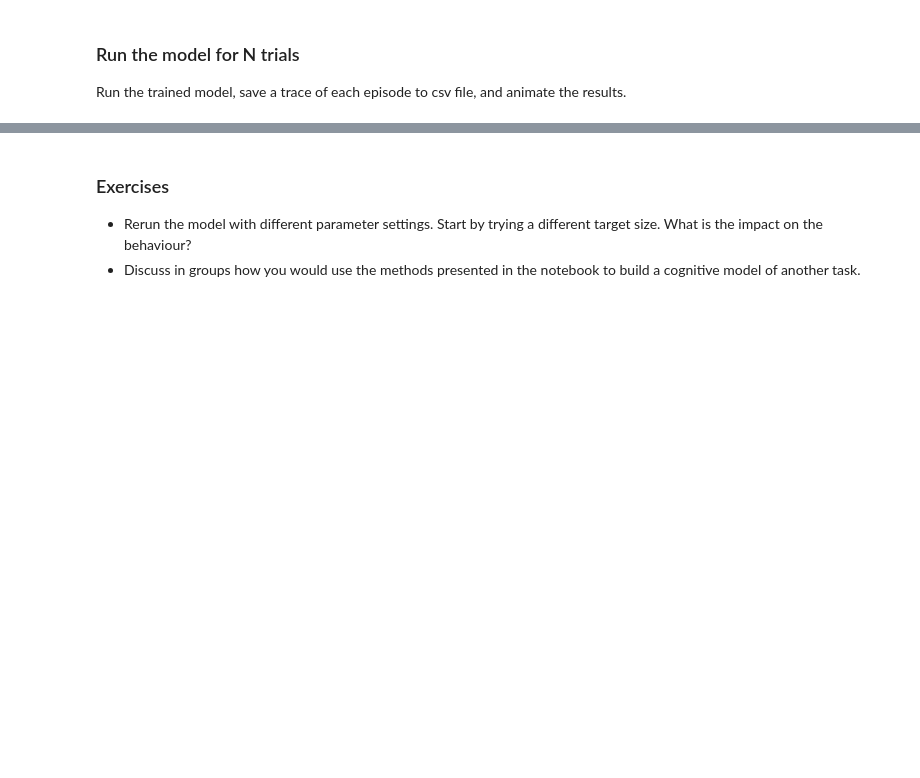
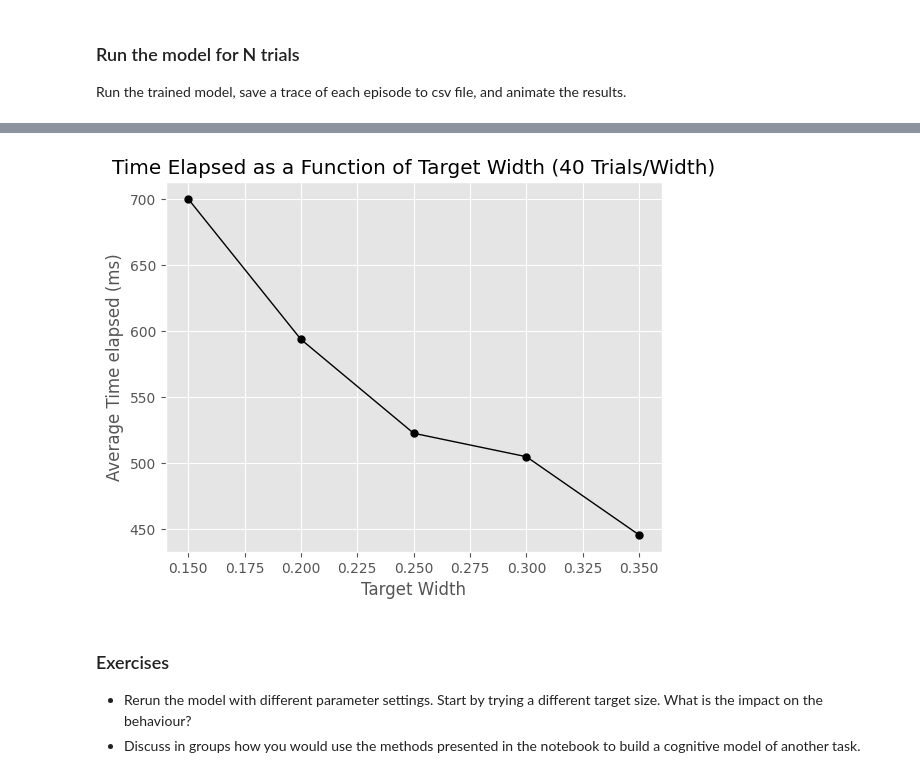
Before and after one commit to pilvirasimus/CUID, a Jupyter notebook: 02-DeepRL/Gaze_Based_Interaction/gaze_based_interaction.ipynb, the cells around one changed output, grey strips where cells are left out. Drawn from its saved outputs; the diff is of its cells as text; code cells hidden in the pictures; blank space fills up the shorter version.

```diff
--- a/02-DeepRL/Gaze_Based_Interaction/gaze_based_interaction.ipynb
+++ b/02-DeepRL/Gaze_Based_Interaction/gaze_based_interaction.ipynb
@@ -437,0 +489,36 @@ plt.show()
+# %%
+# Excercise 3
+# Time against target width
+num_trials = 40      # Number of trials per target width
+timesteps = 200000   # Number of timesteps for training
+widths = [0.15, 0.2, 0.25, 0.3, 0.35]
+
+# Train the controller on a default model
+initial_model = GazeModel()
+controller = gazetools.train(initial_model, timesteps)
+
+average_times = []  # Store mean time per width
+
+# Evaluate model for different target widths
+for w in widths:
+    trial_times = []
+
+    for trial in range(num_trials):
+        model = GazeModel(target_width=w)
+        obs, _ = model.reset()
+        done = False
+
+        while not done:
+            action = controller.predict(obs)[0]
+            obs, reward, done, truncated, info = model.step(action)
+
+        # Record total time elapsed for the completed trial
+        trial_times.append(info['time'])
+
+    # Compute the average time (ms) for this target width
+    average_time = np.mean(trial_times)
+    average_times.append(average_time)
+    print(f"Target width {w}: Average Time = {average_time:.2f} ms")
+
+print("\nOverall average times (ms) for each target width:")
+print(average_times)
@@ -438,3 +543,14 @@ plt.show()
+# %%
+#plotting
+plt.plot(widths, average_times, color='black', marker='o', linewidth=1, markersize=5)
+
+plt.title("Time Elapsed as a Function of Target Width (40 Trials/Width)")
+plt.xlabel("Target Width")
+plt.ylabel("Average Time elapsed (ms)")
+
+plt.show()
+# %% [output]
+[figure, added]
 # %% [markdown]
 ### Exercises
 
```
Also changed, not shown: parts of 7 cells of this notebook.
